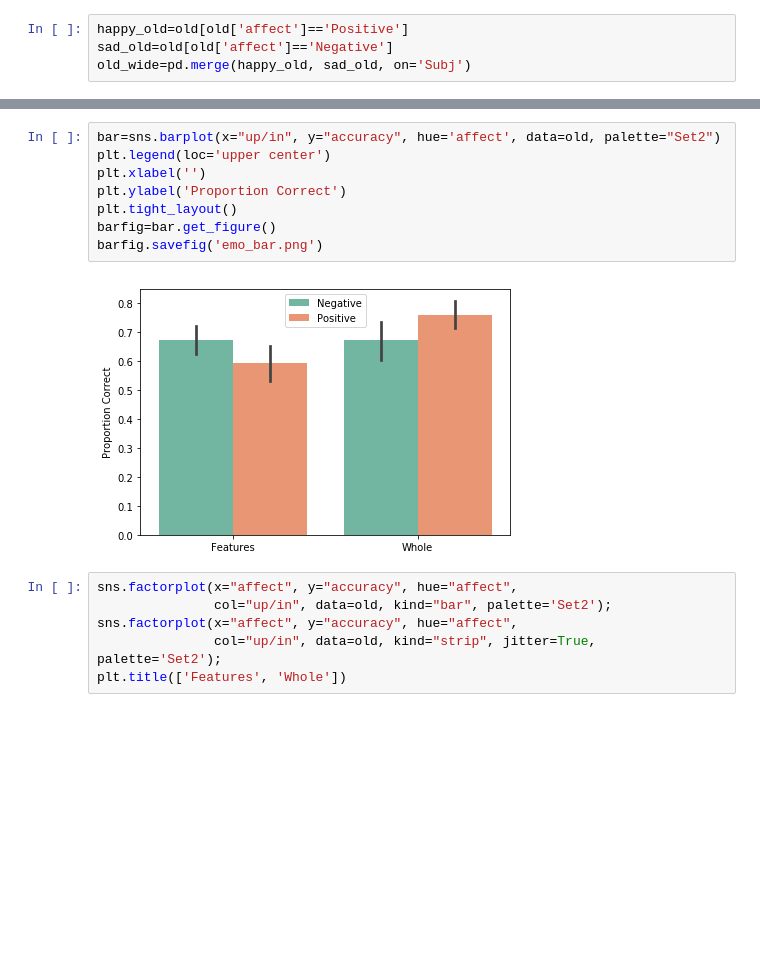
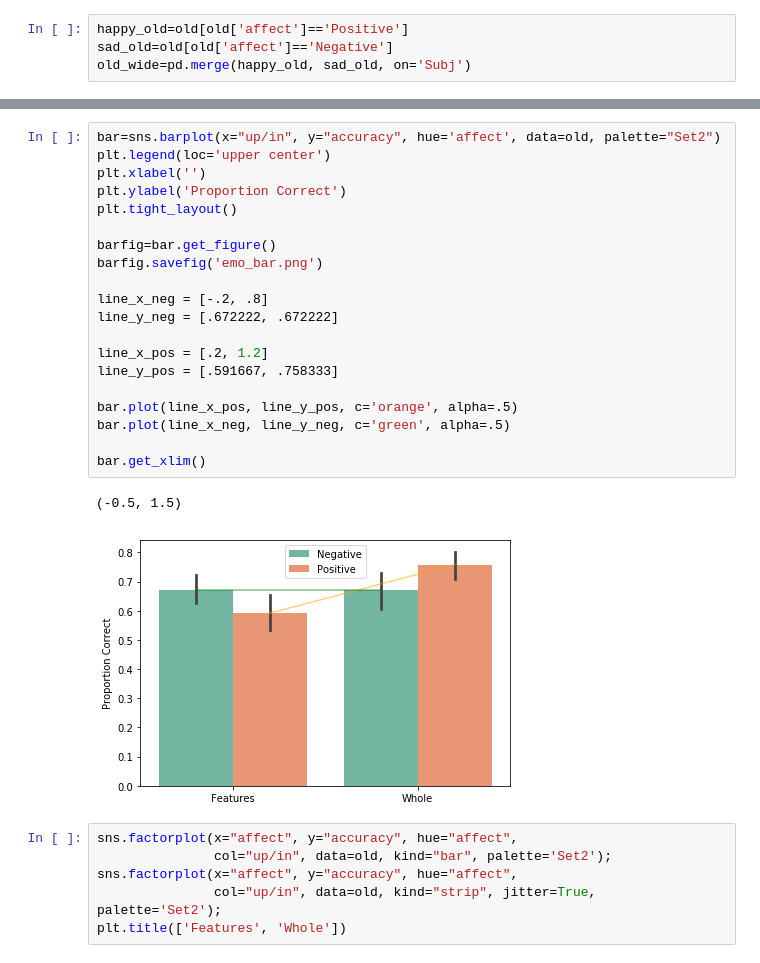
Before and after one commit to donnajobridge/data_visualizations, a Jupyter notebook: emo/emo_data.ipynb, the cells around one changed output, grey strips where cells are left out. Saved outputs shown, nothing was run; the diff lists cells and outputs as text; blank space fills up the shorter version.

```diff
--- a/emo/emo_data.ipynb
+++ b/emo/emo_data.ipynb
@@ -69,13 +110,26 @@ viosplitfig.savefig('emo_viosplit.png')
 # %%
 bar=sns.barplot(x="up/in", y="accuracy", hue='affect', data=old, palette="Set2")
 plt.legend(loc='upper center')
 plt.xlabel('')
 plt.ylabel('Proportion Correct')
 plt.tight_layout()
+
 barfig=bar.get_figure()
 barfig.savefig('emo_bar.png')
+
+line_x_neg = [-.2, .8]
+line_y_neg = [.672222, .672222]
+
+line_x_pos = [.2, 1.2]
+line_y_pos = [.591667, .758333]
+
+bar.plot(line_x_pos, line_y_pos, c='orange', alpha=.5)
+bar.plot(line_x_neg, line_y_neg, c='green', alpha=.5)
+
+bar.get_xlim()
 # %% [output]
+(-0.5, 1.5)
-[figure, old version]
+[figure, new version]
 # %%
 sns.factorplot(x="affect", y="accuracy", hue="affect",
                col="up/in", data=old, kind="bar", palette='Set2');
```
Also changed, not shown: parts of 12 cells of this notebook, 6 other files.
